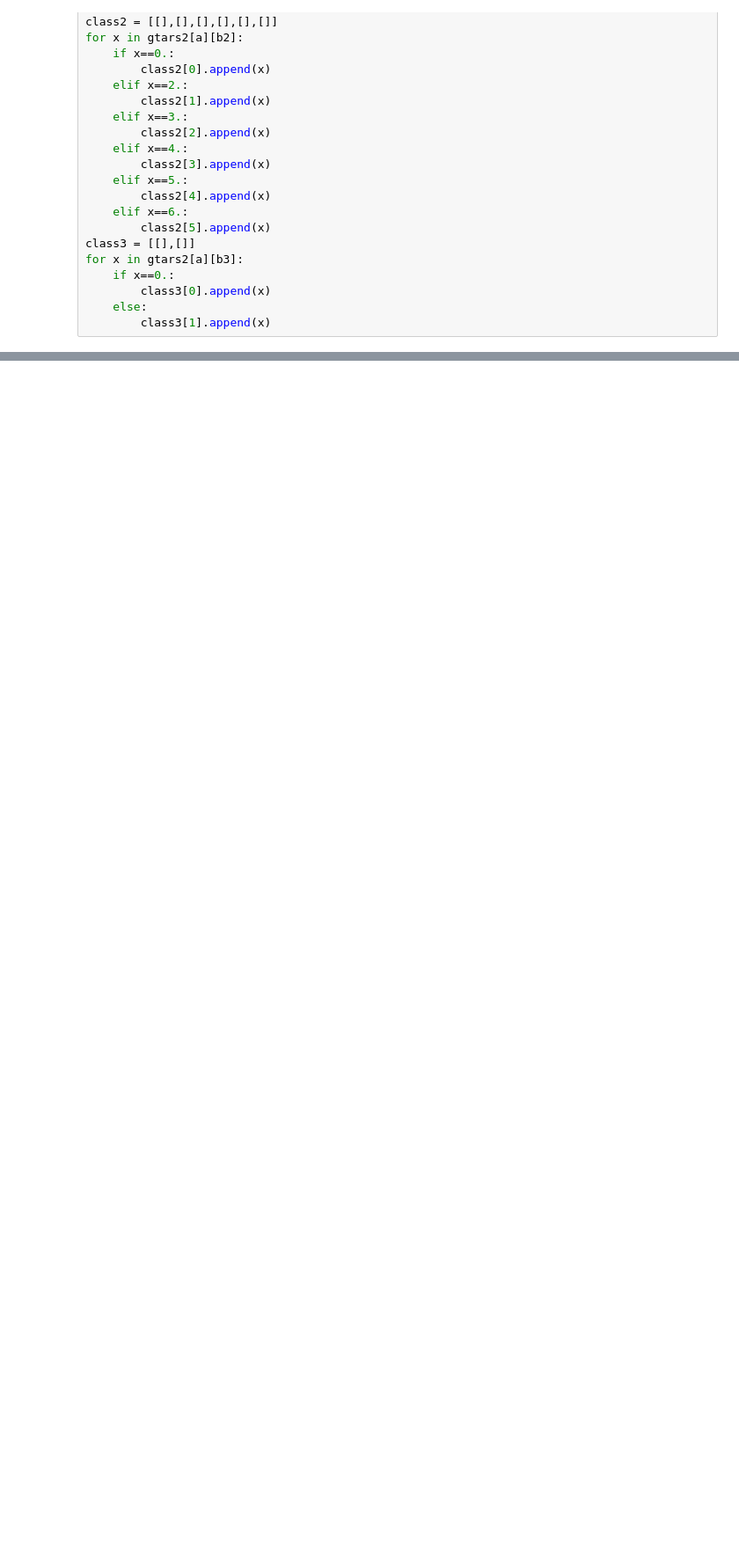
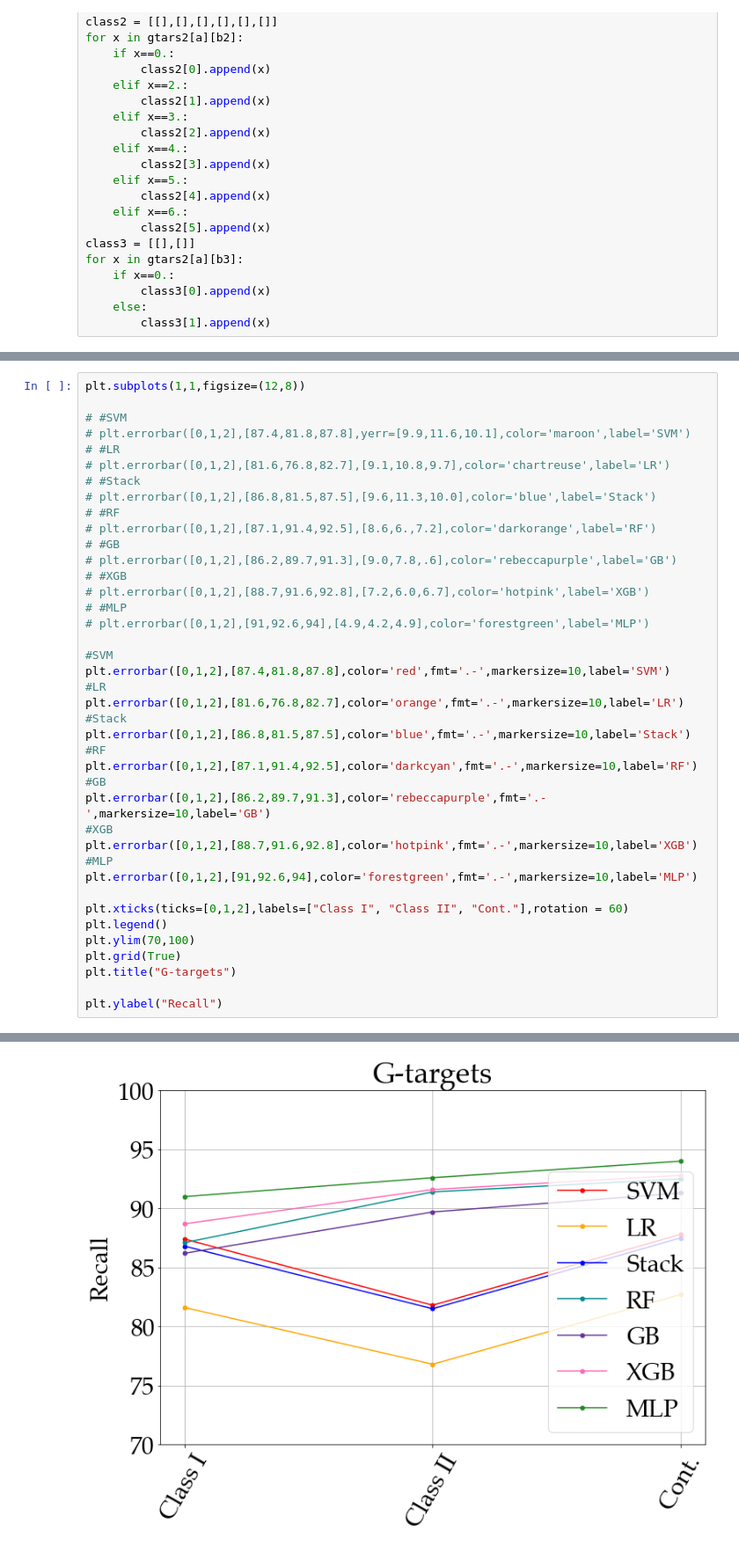
Before and after one commit to bcrompvoets/Random, a Jupyter notebook: Compare.ipynb, the cells around one changed output, grey strips where cells are left out. Shown at 88% size. Saved outputs shown, nothing was run; the diff lists cells and outputs as text; blank space fills up the shorter version.

```diff
--- a/Compare.ipynb
+++ b/Compare.ipynb
@@ -328,0 +368,41 @@ array([1, 1, 1, ..., 2, 1, 6])
+# %%
+plt.subplots(1,1,figsize=(12,8))
+
+# #SVM
+# plt.errorbar([0,1,2],[87.4,81.8,87.8],yerr=[9.9,11.6,10.1],color='maroon',label='SVM')
+# #LR
+# plt.errorbar([0,1,2],[81.6,76.8,82.7],[9.1,10.8,9.7],color='chartreuse',label='LR')
+# #Stack
+# plt.errorbar([0,1,2],[86.8,81.5,87.5],[9.6,11.3,10.0],color='blue',label='Stack')
+# #RF
+# plt.errorbar([0,1,2],[87.1,91.4,92.5],[8.6,6.,7.2],color='darkorange',label='RF')
+# #GB
+# plt.errorbar([0,1,2],[86.2,89.7,91.3],[9.0,7.8,.6],color='rebeccapurple',label='GB')
+# #XGB
+# plt.errorbar([0,1,2],[88.7,91.6,92.8],[7.2,6.0,6.7],color='hotpink',label='XGB')
+# #MLP
+# plt.errorbar([0,1,2],[91,92.6,94],[4.9,4.2,4.9],color='forestgreen',label='MLP')
+
+#SVM
+plt.errorbar([0,1,2],[87.4,81.8,87.8],color='red',fmt='.-',markersize=10,label='SVM')
+#LR
+plt.errorbar([0,1,2],[81.6,76.8,82.7],color='orange',fmt='.-',markersize=10,label='LR')
+#Stack
+plt.errorbar([0,1,2],[86.8,81.5,87.5],color='blue',fmt='.-',markersize=10,label='Stack')
+#RF
+plt.errorbar([0,1,2],[87.1,91.4,92.5],color='darkcyan',fmt='.-',markersize=10,label='RF')
+#GB
+plt.errorbar([0,1,2],[86.2,89.7,91.3],color='rebeccapurple',fmt='.-',markersize=10,label='GB')
+#XGB
+plt.errorbar([0,1,2],[88.7,91.6,92.8],color='hotpink',fmt='.-',markersize=10,label='XGB')
+#MLP
+plt.errorbar([0,1,2],[91,92.6,94],color='forestgreen',fmt='.-',markersize=10,label='MLP')
+
+plt.xticks(ticks=[0,1,2],labels=["Class I", "Class II", "Cont."],rotation = 60)
+plt.legend()
+plt.ylim(70,100)
+plt.grid(True)
+plt.title("G-targets")
+
+plt.ylabel("Recall")
+# %% [output]
@@ -328,0 +410 @@ array([1, 1, 1, ..., 2, 1, 6])
+[figure, added]
```
Also changed, not shown: parts of 20 cells of this notebook, 4 other files.
